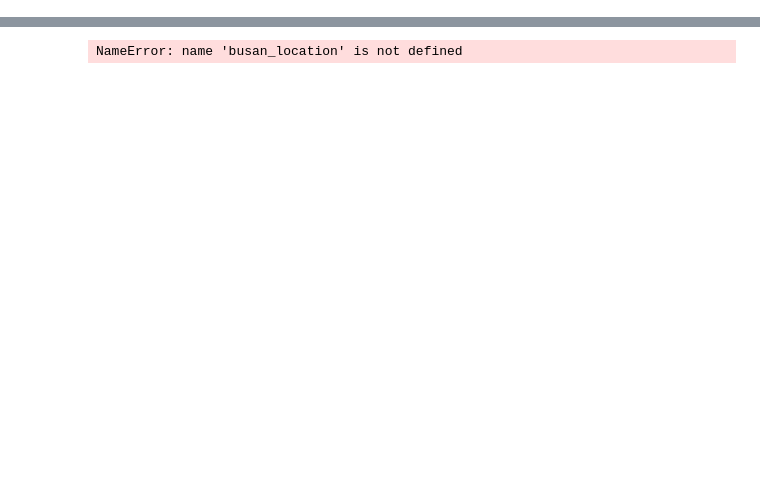
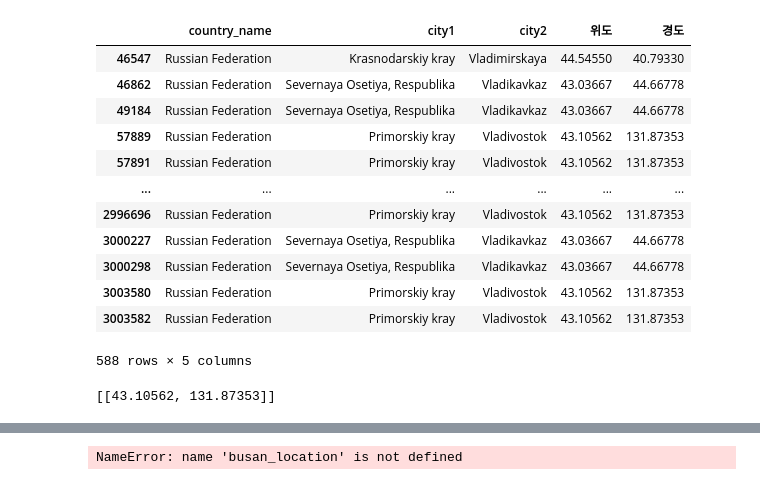
Before and after one commit to 21ckwj/fintech, a Jupyter notebook: 프로젝트2/위도경도구하기.ipynb, the cells around one changed output, grey strips where cells are left out. Saved outputs shown, nothing was run; the diff lists cells and outputs as text; code cells hidden in the pictures; blank space fills up the shorter version.

```diff
--- a/프로젝트2/위도경도구하기.ipynb
+++ b/프로젝트2/위도경도구하기.ipynb
@@ -24,0 +252,3 @@ areas[0]
+# %%
+df_russia = df[df['country_name']== "Russian Federation"]
+df_russia.head()
@@ -24,0 +262,32 @@ areas[0]
+# %%
+# 블라디보스톡
+df_russia[df_russia['city2'].str.contains('Vladi')]
+# %% [output]
+|  | country_name | city1 | city2 | 위도 | 경도 |
+| 46547 | Russian Federation | Krasnodarskiy kray | Vladimirskaya | 44.54550 | 40.79330 |
+| 46862 | Russian Federation | Severnaya Osetiya, Respublika | Vladikavkaz | 43.03667 | 44.66778 |
+| 49184 | Russian Federation | Severnaya Osetiya, Respublika | Vladikavkaz | 43.03667 | 44.66778 |
+| 57889 | Russian Federation | Primorskiy kray | Vladivostok | 43.10562 | 131.87353 |
+| 57891 | Russian Federation | Primorskiy kray | Vladivostok | 43.10562 | 131.87353 |
+| ... | ... | ... | ... | ... | ... |
+| 2996696 | Russian Federation | Primorskiy kray | Vladivostok | 43.10562 | 131.87353 |
+| 3000227 | Russian Federation | Severnaya Osetiya, Respublika | Vladikavkaz | 43.03667 | 44.66778 |
+| 3000298 | Russian Federation | Severnaya Osetiya, Respublika | Vladikavkaz | 43.03667 | 44.66778 |
+| 3003580 | Russian Federation | Primorskiy kray | Vladivostok | 43.10562 | 131.87353 |
+| 3003582 | Russian Federation | Primorskiy kray | Vladivostok | 43.10562 | 131.87353 |
+588 rows × 5 columns
+# %%
+russia_lst = ['Vladivostok']
+
+russia = []
+for city in russia_lst:
+    loc=[]
+    df_russia.groupby('city2')[['위도','경도']].mean().loc[str(city)]
+    lati = df_russia.groupby('city2')[['위도','경도']].mean().loc[str(city)][0]
+    long = df_russia.groupby('city2')[['위도','경도']].mean().loc[str(city)][1]
+    loc.append(lati)
+    loc.append(long)
+    russia.append(loc)
+russia
+# %% [output]
+[[43.10562, 131.87353]]
```
Also changed, not shown: parts of 30 cells of this notebook, 3 other files.
